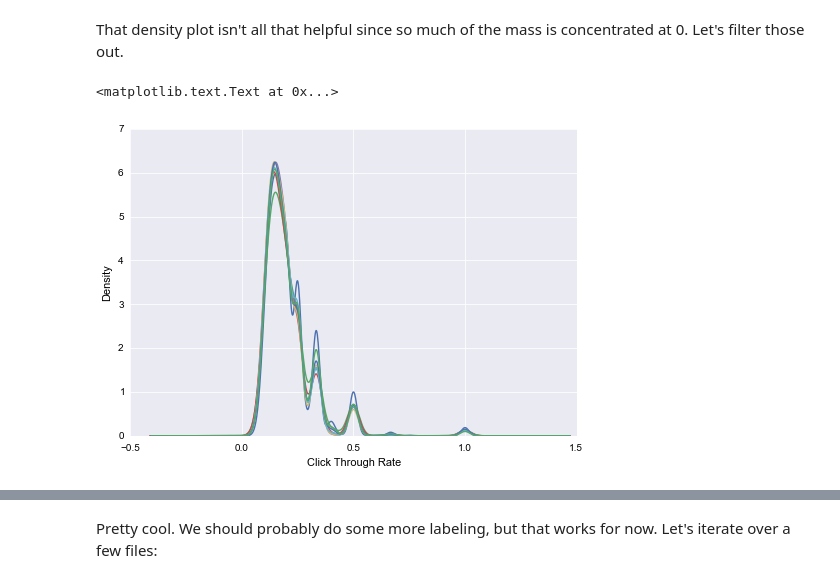
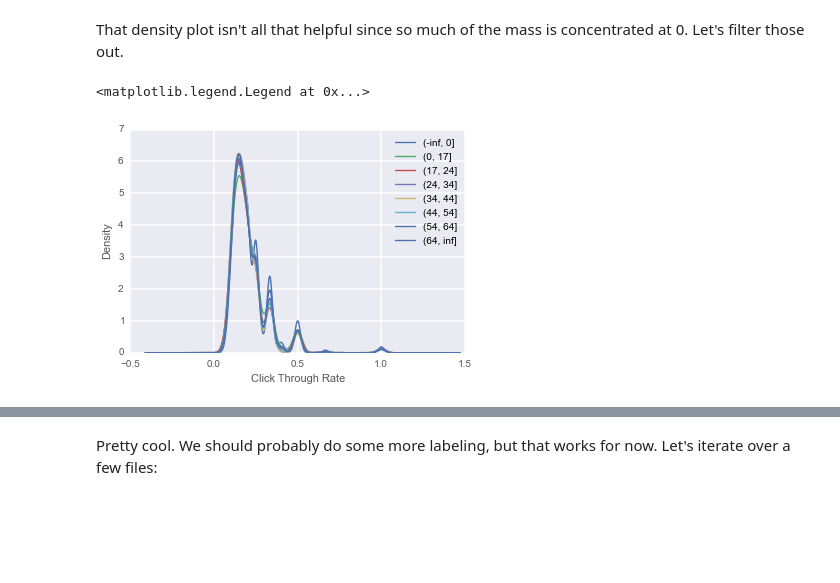
Before and after one commit to TomAugspurger/doing_data_science, a Jupyter notebook: Chapter02--EDA.ipynb, the cells around one changed output, grey strips where cells are left out. Saved outputs shown, nothing was run; the diff lists cells and outputs as text; code cells hidden in the pictures; blank space fills up the shorter version.

```diff
--- a/Chapter02--EDA.ipynb
+++ b/Chapter02--EDA.ipynb
@@ -129,0 +165,9 @@ We can also visualize with a boxplot, which shows there isn't a lot of variation
+# %%
+groups = df.groupby("age_bin")['Impressions']
+
+fig, ax = plt.subplots()
+
+for k, v in groups:
+    v.hist(label=k, alpha=.75, ax=ax)
+
+ax.legend()
@@ -176,8 +220,15 @@ dtype: object
 That density plot isn't all that helpful since so much of the mass is concentrated at 0. Let's filter those out.
 # %%
 # again we have the label bug. Someone should fix that.
-axes = df[df.Clicks > 0].groupby('age_bin')['ctr'].plot(kind='kde')
-axes.iloc[0].set_xlabel("Click Through Rate")
+
+fig, ax = plt.subplots()
+groups = df[df.Clicks > 0].groupby('age_bin')['ctr']
+
+for k, df_g in groups:
+    df_g.plot(kind='kde', ax=ax, label=k)
+
+ax.set_xlabel("Click Through Rate")
+ax.legend()
 # %% [output]
-<matplotlib.text.Text at 0x...>
+<matplotlib.legend.Legend at 0x...>
-[figure, old version]
+[figure, new version]
```
Also changed, not shown: parts of 33 cells of this notebook, 1 other file.
